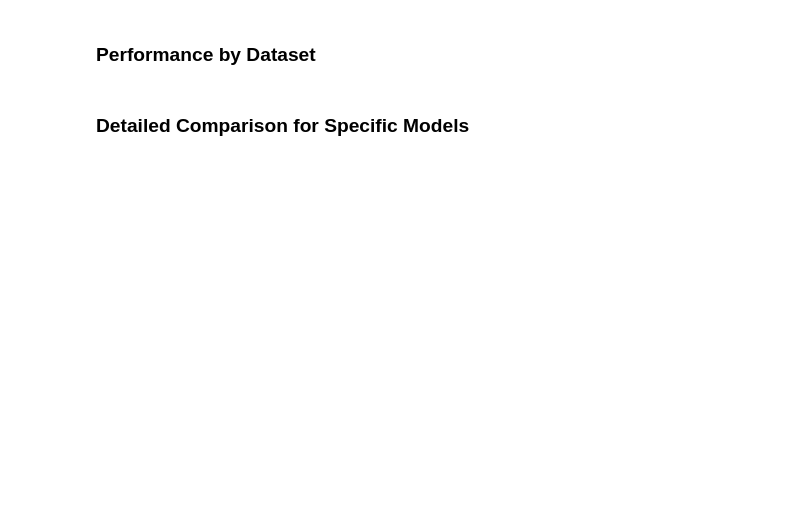
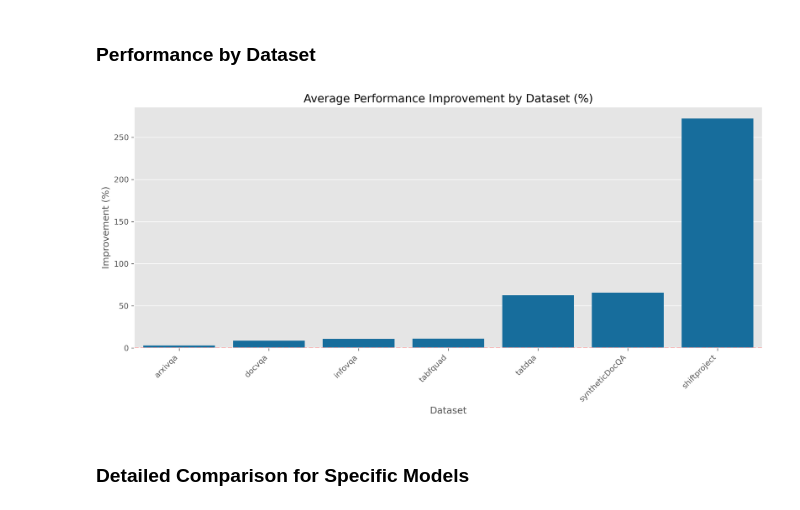
Before and after one commit to github-bowen/vidore-benchmark, a Jupyter notebook: normal_vs_segmented_comparison.ipynb, the cells around one changed output. Cells and saved outputs as stored; diff of their text form; code cells hidden in the pictures; blank space fills up the shorter version.

```diff
--- a/normal_vs_segmented_comparison.ipynb
+++ b/normal_vs_segmented_comparison.ipynb
@@ -242,14 +451,16 @@ plt.show()
 # %%
 # Calculate average improvement by dataset
 dataset_improvement = comparison_df.groupby('Dataset')['Improvement (%)'].mean().reset_index().sort_values('Improvement (%)')
 
-plt.figure(figsize=(12, 6))
+plt.figure(figsize=(12, 6), dpi=300)
 sns.barplot(data=dataset_improvement, x='Dataset', y='Improvement (%)')
 plt.axhline(y=0, color='r', linestyle='--')
 plt.title('Average Performance Improvement by Dataset (%)')
 plt.xticks(rotation=45, ha='right')
 plt.tight_layout()
 plt.show()
+# %% [output]
+[figure, added]
 # %% [markdown]
 ### Detailed Comparison for Specific Models
 # %%
```
Also changed, not shown: parts of 22 cells of this notebook, 2 other files.
